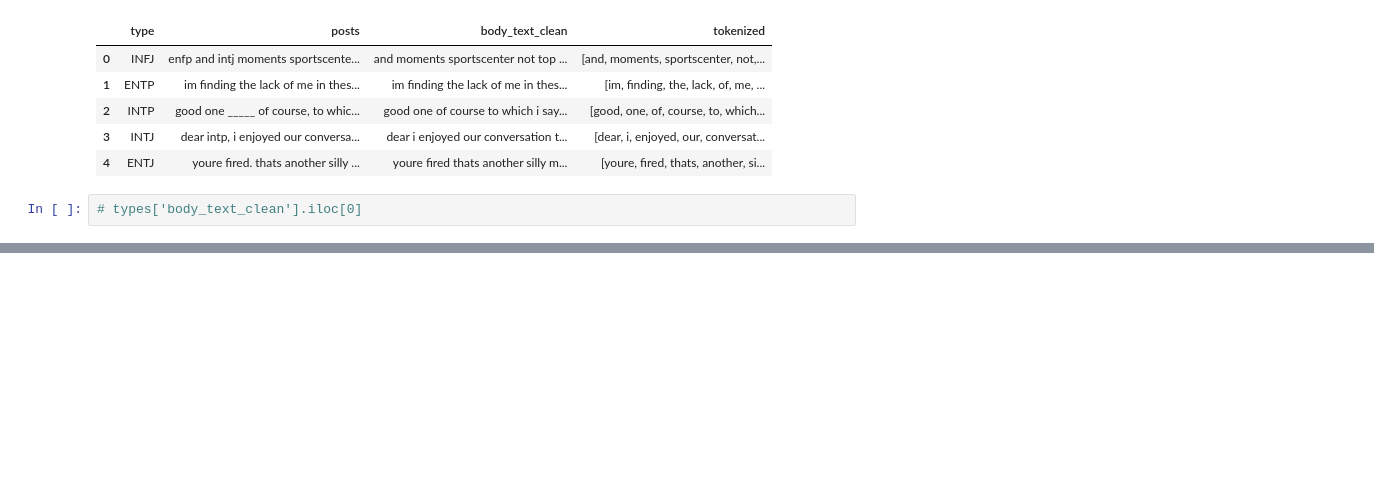
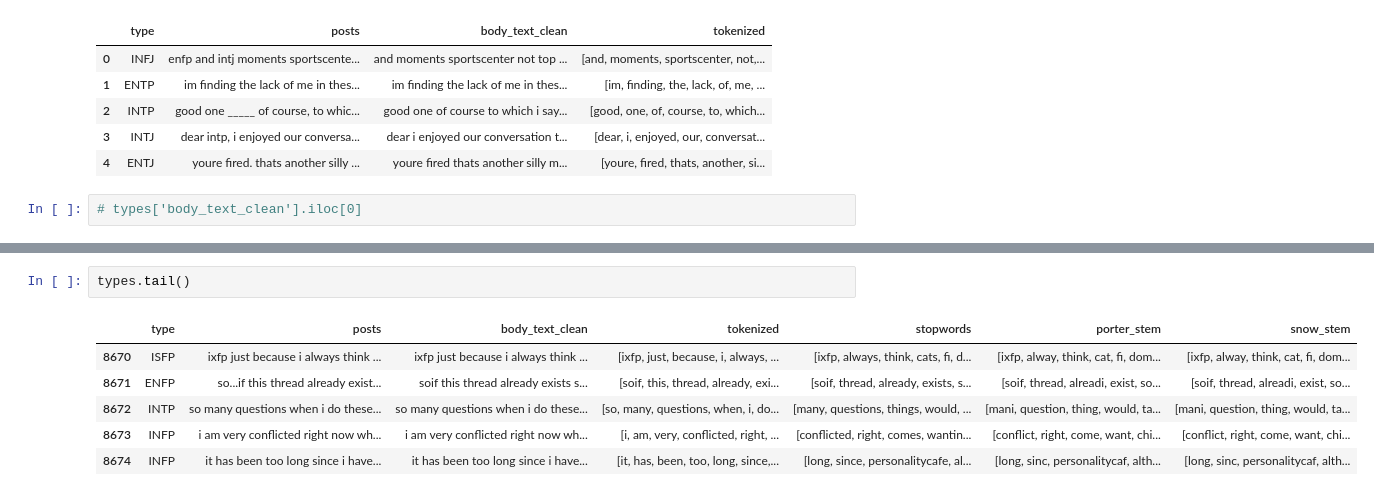
Before and after one commit to andrewzee23/personality_prediction, a Jupyter notebook: melissa/data_cleaning_1.ipynb, the cells around one changed output, grey strips where cells are left out. Drawn from its saved outputs; the diff is of its cells as text; blank space fills up the shorter version.

```diff
--- a/melissa/data_cleaning_1.ipynb
+++ b/melissa/data_cleaning_1.ipynb
@@ -195,0 +220,9 @@ types.head()
+# %%
+types.tail()
+# %% [output]
+|  | type | posts | body_text_clean | tokenized | stopwords | porter_stem | snow_stem |
+| 8670 | ISFP | ixfp just because i always think ... | ixfp just because i always think ... | [ixfp, just, because, i, always, ... | [ixfp, always, think, cats, fi, d... | [ixfp, alway, think, cat, fi, dom... | [ixfp, alway, think, cat, fi, dom... |
+| 8671 | ENFP | so...if this thread already exist... | soif this thread already exists s... | [soif, this, thread, already, exi... | [soif, thread, already, exists, s... | [soif, thread, alreadi, exist, so... | [soif, thread, alreadi, exist, so... |
+| 8672 | INTP | so many questions when i do these... | so many questions when i do these... | [so, many, questions, when, i, do... | [many, questions, things, would, ... | [mani, question, thing, would, ta... | [mani, question, thing, would, ta... |
+| 8673 | INFP | i am very conflicted right now wh... | i am very conflicted right now wh... | [i, am, very, conflicted, right, ... | [conflicted, right, comes, wantin... | [conflict, right, come, want, chi... | [conflict, right, come, want, chi... |
+| 8674 | INFP | it has been too long since i have... | it has been too long since i have... | [it, has, been, too, long, since,... | [long, since, personalitycafe, al... | [long, sinc, personalitycaf, alth... | [long, sinc, personalitycaf, alth... |
```
Also changed, not shown: parts of 10 cells of this notebook.
